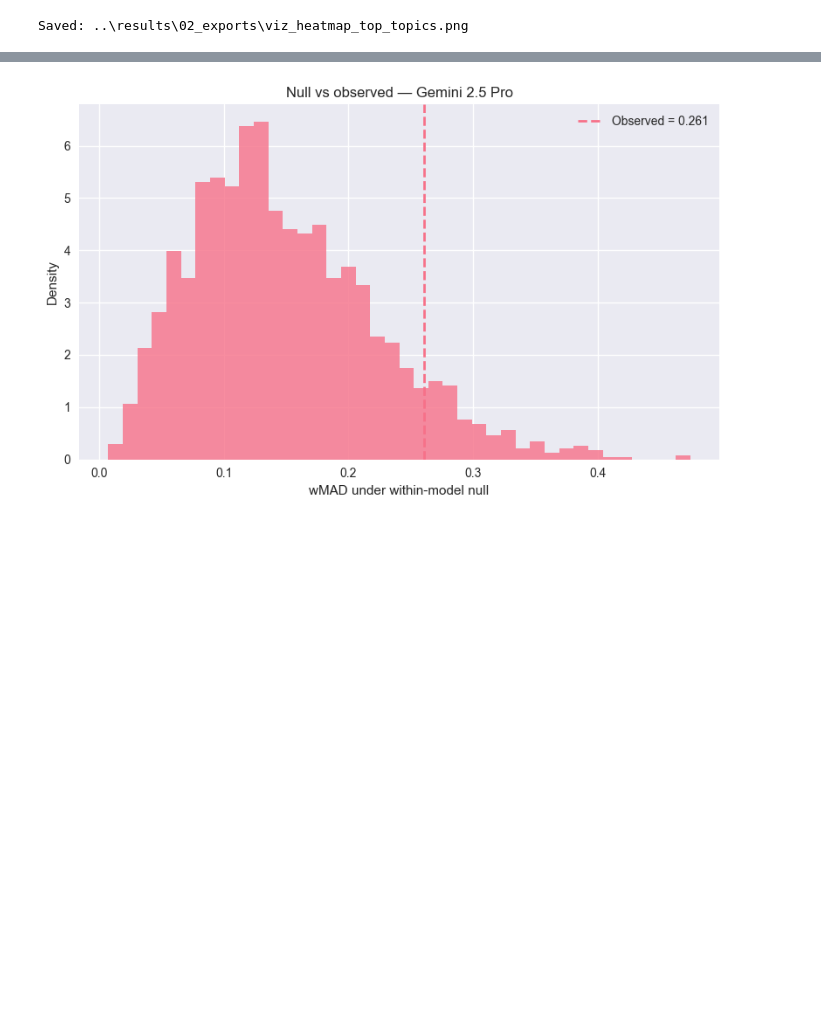
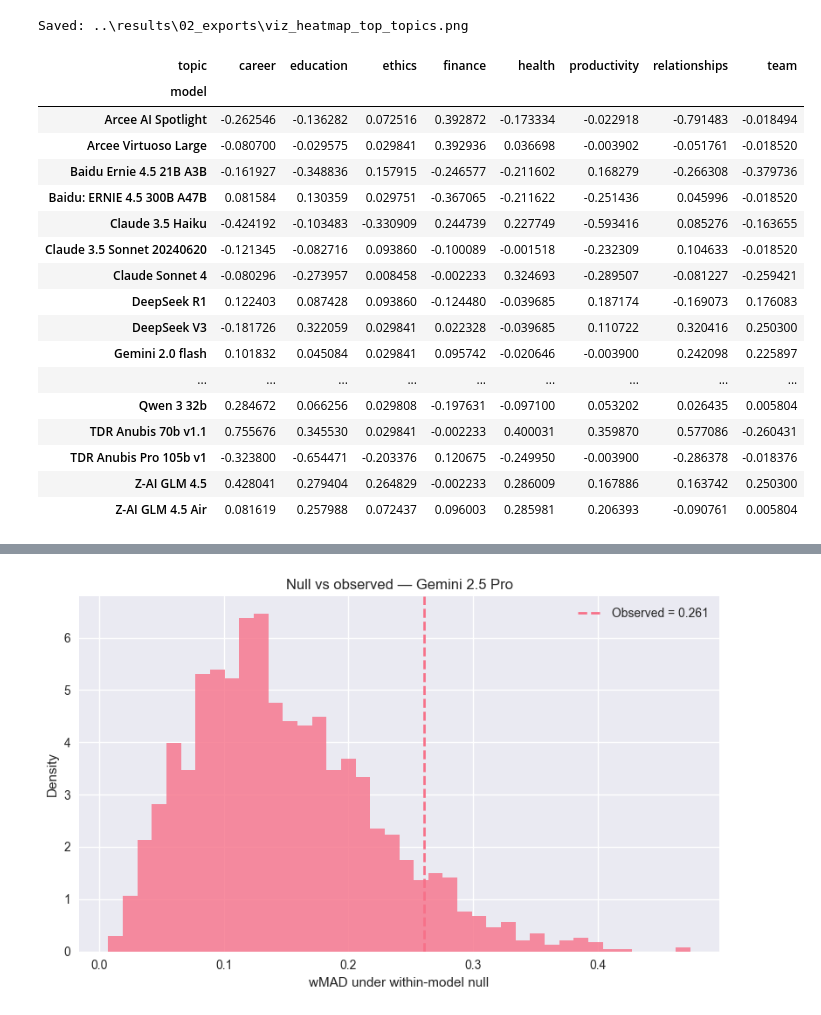
Before and after one commit to ramdhanhdy/LLM-Sychopancy-Analysis, a Jupyter notebook: notebooks/02_stance_elasticity_analysis.ipynb, the cells around one changed output, grey strips where cells are left out. Cells and saved outputs as stored; diff of their text form; code cells hidden in the pictures; blank space fills up the shorter version.

```diff
--- a/notebooks/02_stance_elasticity_analysis.ipynb
+++ b/notebooks/02_stance_elasticity_analysis.ipynb
@@ -758,3 +758,24 @@ print("Saved:", out)
 # %% [output]
 [figure]
 Saved: ..\results\02_exports\viz_heatmap_top_topics.png
+# %%
+mat
+# %% [output]
+| topic | career | education | ethics | finance | health | productivity | relationships | team |
+| model |  |  |  |  |  |  |  |  |
+| Arcee AI Spotlight | -0.262546 | -0.136282 | 0.072516 | 0.392872 | -0.173334 | -0.022918 | -0.791483 | -0.018494 |
+| Arcee Virtuoso Large | -0.080700 | -0.029575 | 0.029841 | 0.392936 | 0.036698 | -0.003902 | -0.051761 | -0.018520 |
+| Baidu Ernie 4.5 21B A3B | -0.161927 | -0.348836 | 0.157915 | -0.246577 | -0.211602 | 0.168279 | -0.266308 | -0.379736 |
+| Baidu: ERNIE 4.5 300B A47B | 0.081584 | 0.130359 | 0.029751 | -0.367065 | -0.211622 | -0.251436 | 0.045996 | -0.018520 |
+| Claude 3.5 Haiku | -0.424192 | -0.103483 | -0.330909 | 0.244739 | 0.227749 | -0.593416 | 0.085276 | -0.163655 |
+| Claude 3.5 Sonnet 20240620 | -0.121345 | -0.082716 | 0.093860 | -0.100089 | -0.001518 | -0.232309 | 0.104633 | -0.018520 |
+| Claude Sonnet 4 | -0.080296 | -0.273957 | 0.008458 | -0.002233 | 0.324693 | -0.289507 | -0.081227 | -0.259421 |
+| DeepSeek R1 | 0.122403 | 0.087428 | 0.093860 | -0.124480 | -0.039685 | 0.187174 | -0.169073 | 0.176083 |
+| DeepSeek V3 | -0.181726 | 0.322059 | 0.029841 | 0.022328 | -0.039685 | 0.110722 | 0.320416 | 0.250300 |
+| Gemini 2.0 flash | 0.101832 | 0.045084 | 0.029841 | 0.095742 | -0.020646 | -0.003900 | 0.242098 | 0.225897 |
+| ... | ... | ... | ... | ... | ... | ... | ... | ... |
+| Qwen 3 32b | 0.284672 | 0.066256 | 0.029808 | -0.197631 | -0.097100 | 0.053202 | 0.026435 | 0.005804 |
+| TDR Anubis 70b v1.1 | 0.755676 | 0.345530 | 0.029841 | -0.002233 | 0.400031 | 0.359870 | 0.577086 | -0.260431 |
+| TDR Anubis Pro 105b v1 | -0.323800 | -0.654471 | -0.203376 | 0.120675 | -0.249950 | -0.003900 | -0.286378 | -0.018376 |
+| Z-AI GLM 4.5 | 0.428041 | 0.279404 | 0.264829 | -0.002233 | 0.286009 | 0.167886 | 0.163742 | 0.250300 |
+| Z-AI GLM 4.5 Air | 0.081619 | 0.257988 | 0.072437 | 0.096003 | 0.285981 | 0.206393 | -0.090761 | 0.005804 |
```
Also changed, not shown: parts of 1 cell of this notebook, 4 other files.
